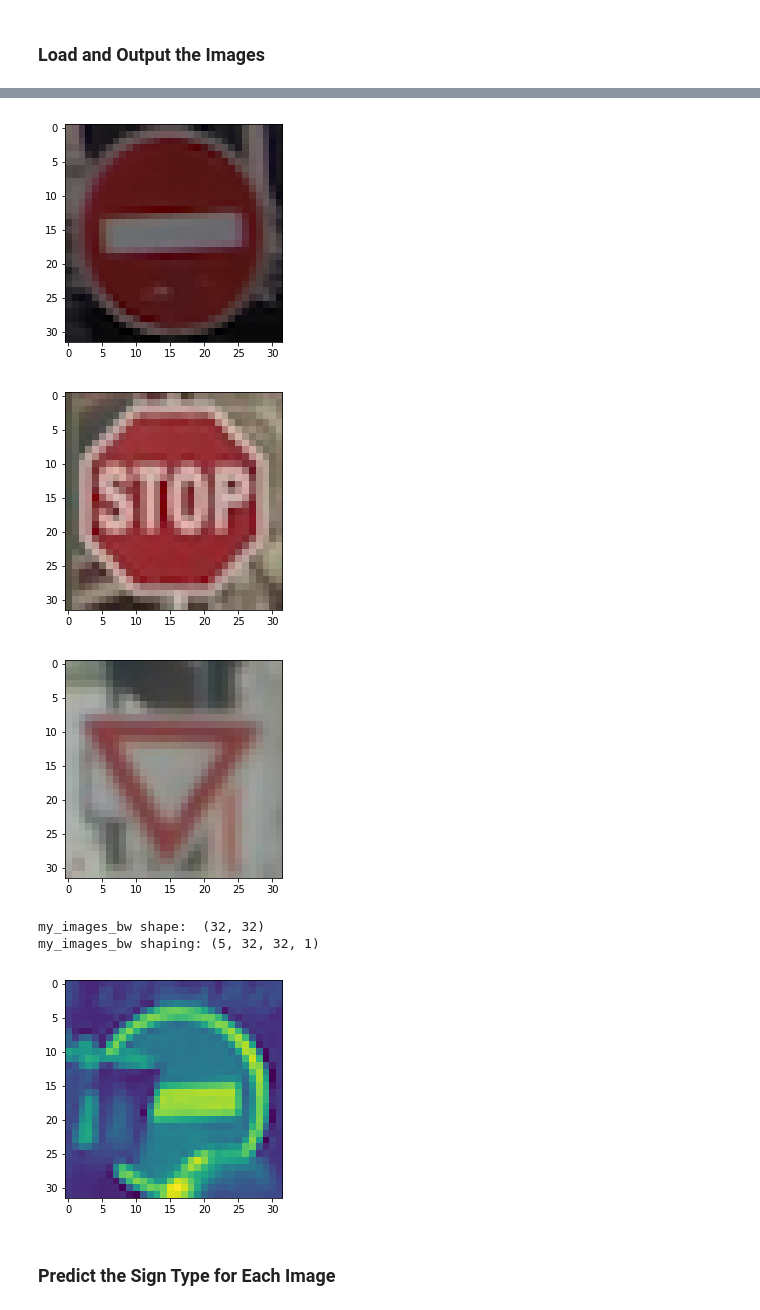
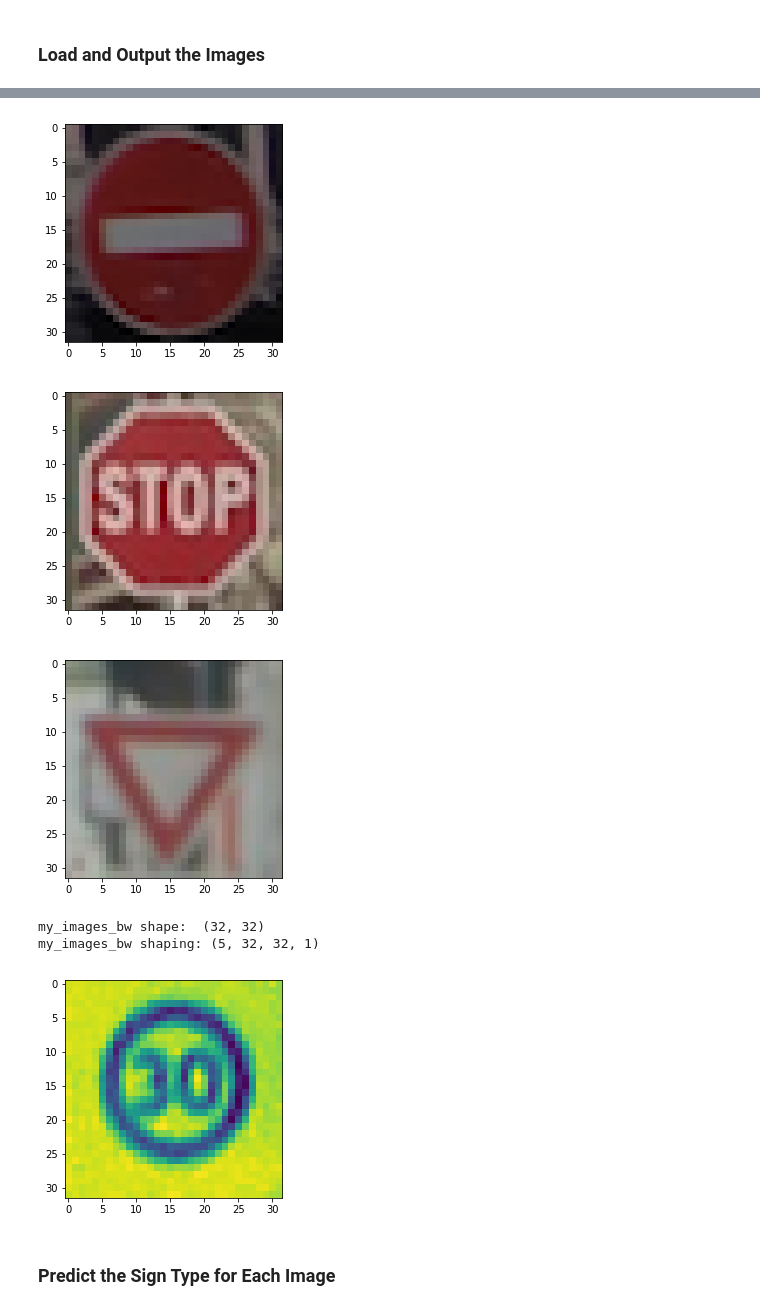
Before and after one commit to kdwgit/traffic-sign-classifier, a Jupyter notebook: Traffic_Sign_Classifier.ipynb, the cells around one changed output, grey strips where cells are left out. Drawn from its saved outputs; the diff is of its cells as text; code cells hidden in the pictures.

```diff
--- a/Traffic_Sign_Classifier.ipynb
+++ b/Traffic_Sign_Classifier.ipynb
@@ -380,53 +381,47 @@ You may find `signnames.csv` useful as it contains mappings from the class id (i
 ### Feel free to use as many code cells as needed.
 import os
 import matplotlib.image as mpimg
+
+
+# One hot encode labels
+def encode_labels(labels):
+    labels = (np.arange(n_classes) == labels[:,None]).astype(np.float)
+    return labels
+
 
 # test on own images
 my_imgs = np.array([mpimg.imread("sign data/" + imageName) for imageName in os.listdir("sign data")])
 
 my_images = []
 
 # make sure they are correct
 for image in my_imgs:
      plt.imshow(image)
      plt.show()
      my_images.append(image)
 
 
 # convert to B/W
 my_images_bw = np.array([cv2.cvtColor(image, cv2.COLOR_RGB2GRAY) for image in my_images])
 
-plt.imshow(my_images_bw[1])
+plt.imshow(my_images_bw[0])
 
 #normalize
 my_images_bw = my_images_bw / 255. * 0.8 + 0.1
 
 my_images_bw = my_images_bw.reshape(my_images_bw.shape + (1,))
 
 # make sure images are the correct dimensions
 print("my_images_bw shape: ", my_images_bw.shape[1:3])
 print('my_images_bw shaping:', my_images_bw.shape)
-
-#with tf.Session() as sess:
-#    print("Testing {} test images...".format(len(my_images)))
-#    saver.restore(sess, tf.train.latest_checkpoint('.'))
-
-
-#    test_preds = sess.run(new_pred, feed_dict={x: my_images_bw, y: y_my_images_bw_one_hot})
-#    new_predictions = sess.run(prediction, feed_dict={x: my_images_bw})
-#    print([np.argmax(row) for row in test_preds])
-#    print([np.argmax(row) for row in new_predictions])
-
-#    test_accuracy = accuracy(test_preds, y_collected_true_one_hot)
-#    print("Test Accuracy: {0:>6}".format(test_accuracy))
 # %% [output]
 [figure]
 [figure]
 [figure]
 [figure]
 [figure]
 my_images_bw shape:  (32, 32)
 my_images_bw shaping: (5, 32, 32, 1)
-[figure, old version]
+[figure, new version]
 # %% [markdown]
 ### Predict the Sign Type for Each Image
```
Also changed, not shown: parts of 7 cells of this notebook.
